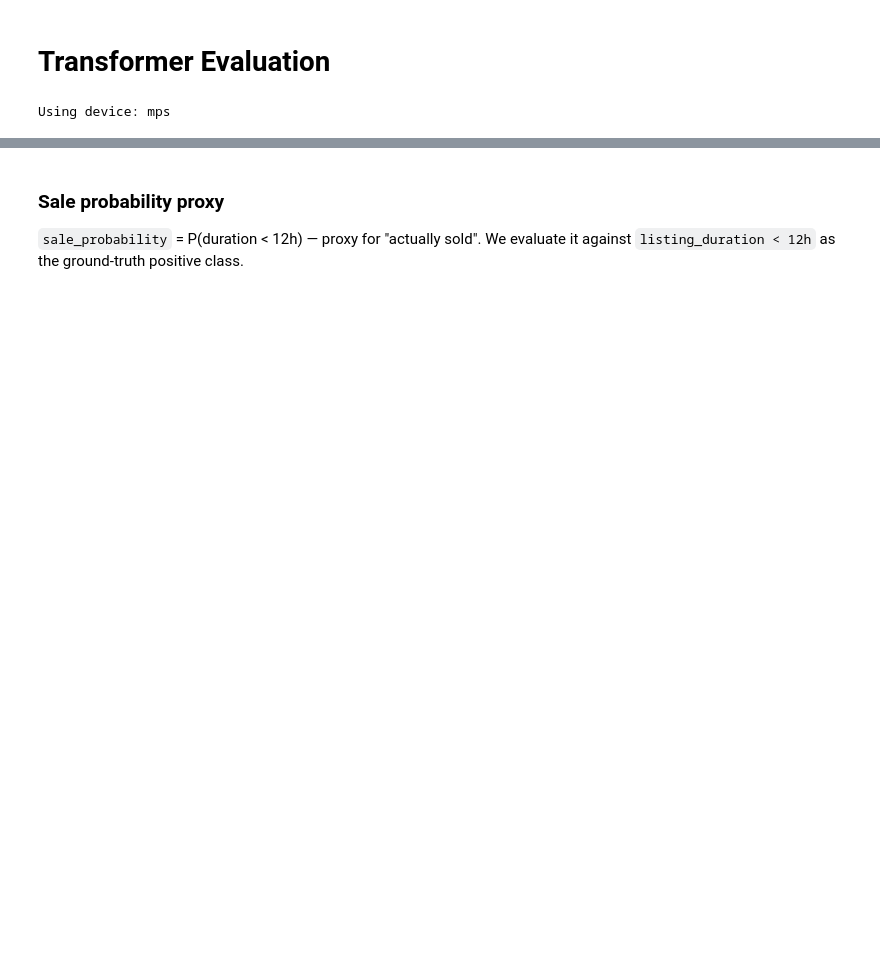
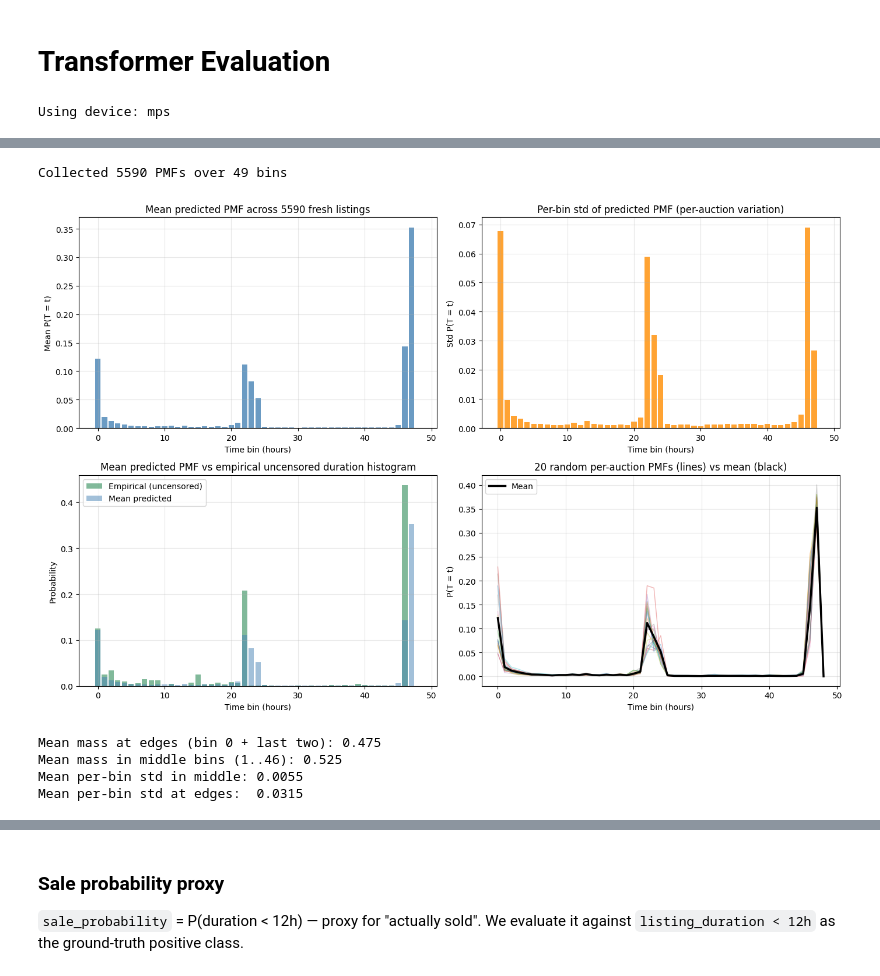
Before and after one commit to AngelUrq/auction_classic, a Jupyter notebook: notebooks/transformer_evaluation.ipynb, the cells around one changed output, grey strips where cells are left out. Drawn from its saved outputs; the diff is of its cells as text; code cells hidden in the pictures; blank space fills up the shorter version.

```diff
--- a/notebooks/transformer_evaluation.ipynb
+++ b/notebooks/transformer_evaluation.ipynb
@@ -218,0 +209,76 @@ Item index: 5752 | buyout: 8910.70g | true duration: 23h | sale_probability: 0.1
+# %%
+from src.models.inference import predict_pmf
+
+# Reuse the fresh-listing slice (listing_age=0, time_left=48, snapshot_offset=0)
+fresh_index = set(df_auctions_filtered.index)
+
+# Iterate per item, keep only PMF rows that belong to the fresh slice
+fresh_pmfs = []
+n_time_bins = model.hparams.n_time_bins
+
+for item_idx, df_item in tqdm(df_auctions.groupby("item_index"), desc="PMFs"):
+    item_fresh = [i for i in df_item.index if i in fresh_index]
+    if not item_fresh:
+        continue
+    pmf, df_item_seq = predict_pmf(model, df_item, feature_stats, max_hours_back=max_hours_back,
+max_sequence_length=max_sequence_length)
+    # df_item_seq is sorted oldest-to-newest; pick rows that survived and are in the fresh slice
+    for pos, row_idx in enumerate(df_item_seq.index):
+        if row_idx in fresh_index:
+            fresh_pmfs.append(pmf[pos].numpy())
+
+fresh_pmfs = np.stack(fresh_pmfs)  # (N, n_time_bins)
+print(f"Collected {len(fresh_pmfs)} PMFs over {n_time_bins} bins")
+
+mean_pmf = fresh_pmfs.mean(axis=0)
+std_pmf  = fresh_pmfs.std(axis=0)
+bin_idx  = np.arange(n_time_bins)
+
+uncensored = df_auctions_filtered[df_auctions_filtered['is_expired'] ==
+0]['listing_duration'].astype(int).clip(0, n_time_bins - 1)
+empirical = np.bincount(uncensored, minlength=n_time_bins) / max(len(uncensored), 1)
+
+fig, axes = plt.subplots(2, 2, figsize=(14, 9))
+
+axes[0, 0].bar(bin_idx, mean_pmf, color='steelblue', alpha=0.8)
+axes[0, 0].set_title(f"Mean predicted PMF across {len(fresh_pmfs)} fresh listings")
+axes[0, 0].set_xlabel("Time bin (hours)"); axes[0, 0].set_ylabel("Mean P(T = t)")
+axes[0, 0].grid(alpha=0.3)
+
+axes[0, 1].bar(bin_idx, std_pmf, color='darkorange', alpha=0.8)
+axes[0, 1].set_title("Per-bin std of predicted PMF (per-auction variation)")
+axes[0, 1].set_xlabel("Time bin (hours)"); axes[0, 1].set_ylabel("Std P(T = t)")
+axes[0, 1].grid(alpha=0.3)
+
+axes[1, 0].bar(bin_idx, empirical, color='seagreen', alpha=0.6, label='Empirical (uncensored)')
+axes[1, 0].bar(bin_idx, mean_pmf, color='steelblue', alpha=0.5, label='Mean predicted')
+axes[1, 0].set_title("Mean predicted PMF vs empirical uncensored duration histogram")
+axes[1, 0].set_xlabel("Time bin (hours)"); axes[1, 0].set_ylabel("Probability")
+axes[1, 0].legend(); axes[1, 0].grid(alpha=0.3)
+
+# 20 random sample PMFs overlaid — see whether individual curves vary or all look the same
+sample_idx = np.random.choice(len(fresh_pmfs), size=min(20, len(fresh_pmfs)), replace=False)
+for s in sample_idx:
+    axes[1, 1].plot(bin_idx, fresh_pmfs[s], alpha=0.35, linewidth=1)
+axes[1, 1].plot(bin_idx, mean_pmf, color='black', linewidth=2.5, label='Mean')
+axes[1, 1].set_title("20 random per-auction PMFs (lines) vs mean (black)")
+axes[1, 1].set_xlabel("Time bin (hours)"); axes[1, 1].set_ylabel("P(T = t)")
+axes[1, 1].legend(); axes[1, 1].grid(alpha=0.3)
+
+plt.tight_layout()
+plt.show()
+
+# Numerical summary — quantifies the collapse
+edge_mass = mean_pmf[0] + mean_pmf[-2:].sum()  # bin 0 + last two bins (47, sink)
+middle_mass = mean_pmf[1:-2].sum()
+print(f"\nMean mass at edges (bin 0 + last two): {edge_mass:.3f}")
+print(f"Mean mass in middle bins (1..{n_time_bins-3}): {middle_mass:.3f}")
+print(f"Mean per-bin std in middle: {std_pmf[1:-2].mean():.4f}")
+print(f"Mean per-bin std at edges:  {std_pmf[[0, -2, -1]].mean():.4f}")
+# %% [output]
+Collected 5590 PMFs over 49 bins
+[figure, added]
+Mean mass at edges (bin 0 + last two): 0.475
+Mean mass in middle bins (1..46): 0.525
+Mean per-bin std in middle: 0.0055
+Mean per-bin std at edges:  0.0315
```
Also changed, not shown: parts of 20 cells of this notebook, 9 other files.
